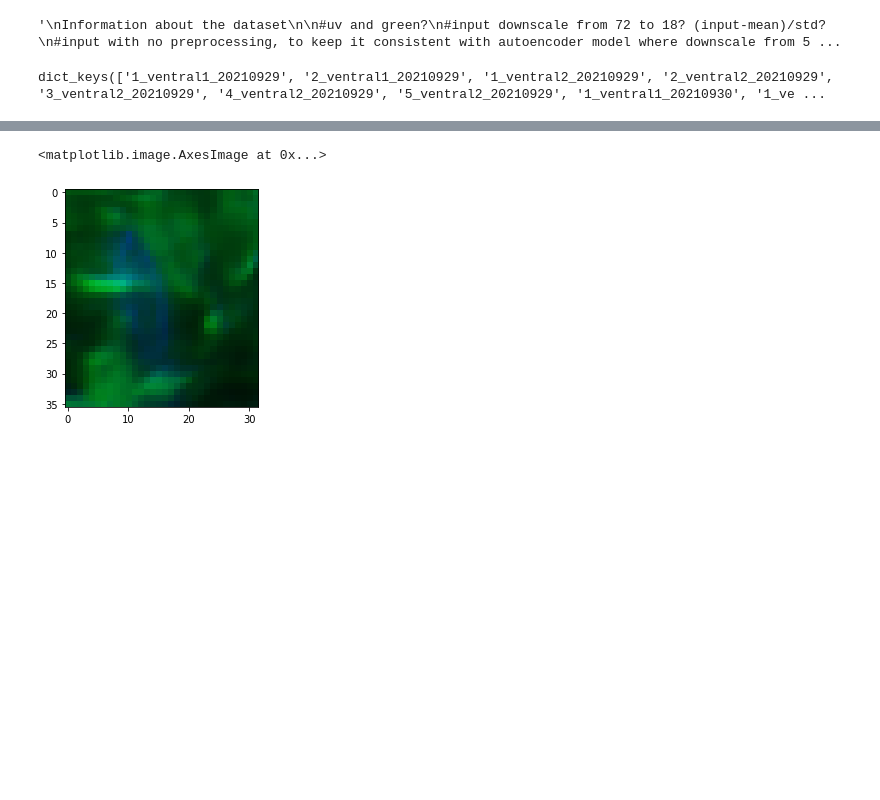
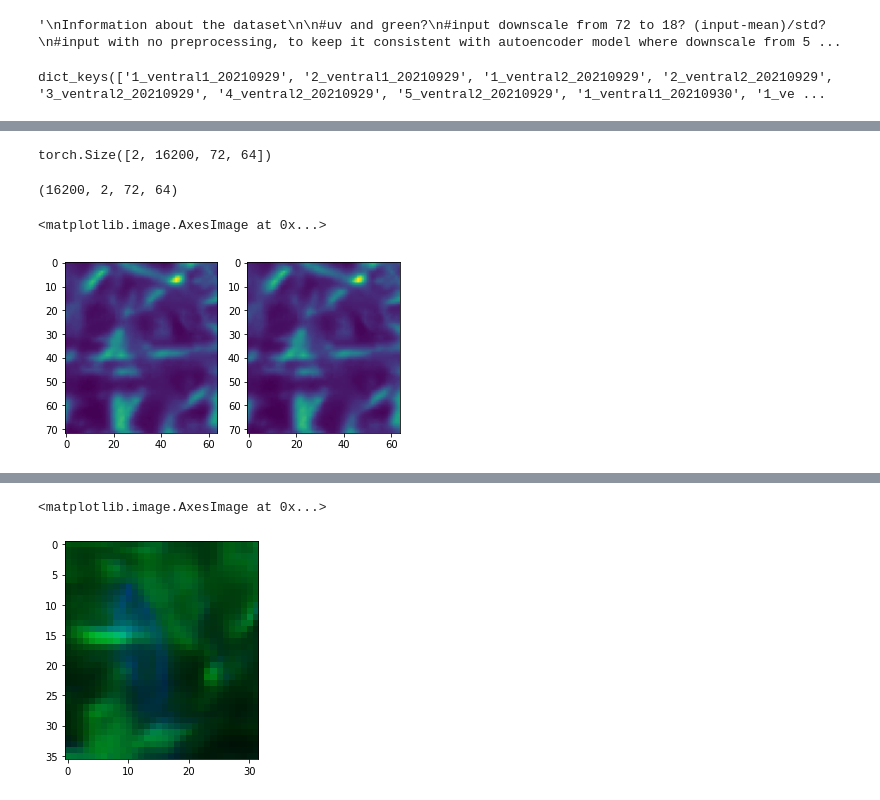
Before and after one commit to DYYDMC/hybrid-model, a Jupyter notebook: code/data_prepro_yongrong.ipynb, the cells around one changed output, grey strips where cells are left out. Saved outputs shown, nothing was run; the diff lists cells and outputs as text; code cells hidden in the pictures; blank space fills up the shorter version.

```diff
--- a/code/data_prepro_yongrong.ipynb
+++ b/code/data_prepro_yongrong.ipynb
@@ -9,0 +13,2 @@ import cv2
+# %%
+path_to_data = '/gpfs01/euler/data/Data/Behrens_Hoefling/export/yr/'
@@ -33,14 +81,14 @@ These fields may use different random seed of stimulus presentation sequence
 # %% [output]
 '\nInformation about the dataset\n\n#uv and green?\n#input downscale from 72 to 18? (input-mean)/std?\n#input with no preprocessing, to keep it consistent with autoencoder model where downscale from 5 ...
 # %%
-with open(r'train_inputs.pkl', "rb") as f:
+with open(path_to_data+'train_inputs.pkl', "rb") as f:
     train_inputs = pkl.load(f)
-with open(r'train_targets.pkl', "rb") as f:
+with open(path_to_data+'train_targets.pkl', "rb") as f:
     train_targest = pkl.load(f)
 
-with open(r'test_inputs.pkl', "rb") as f:
+with open(path_to_data+'test_inputs.pkl', "rb") as f:
     test_inputs = pkl.load(f)
-with open(r'test_targets.pkl', "rb") as f:
+with open(path_to_data+'test_targets.pkl', "rb") as f:
     test_targest = pkl.load(f)
 # %%
 train_inputs.keys()
@@ -88,0 +101,22 @@ print (test_input1.shape, np.min(test_input1,axis=(0,2,3)), np.max(test_input1))
+# %%
+train_inputs[field_name].shape
+# %% [output]
+torch.Size([2, 16200, 72, 64])
+# %%
+train_input1.shape
+# %% [output]
+(16200, 2, 72, 64)
+# %%
+# random seq 09
+train_input_09 = np.transpose((np.around(train_inputs['3_ventral2_20210930'].cpu().detach().numpy()*datasd+datamean)).astype(int), (1,0,2,3))
+# %%
+# random seq 19
+train_input_19 = np.transpose((np.around(train_inputs['3_ventral2_20210929'].cpu().detach().numpy()*datasd+datamean)).astype(int), (1,0,2,3))
+# %%
+plt.subplot(121)
+plt.imshow(train_input_09[0,0,:,:])
+plt.subplot(122)
+plt.imshow(train_input_19[0,0,:,:])
+# %% [output]
+<matplotlib.image.AxesImage at 0x...>
+[figure, added]
```
Also changed, not shown: parts of 36 cells of this notebook.
